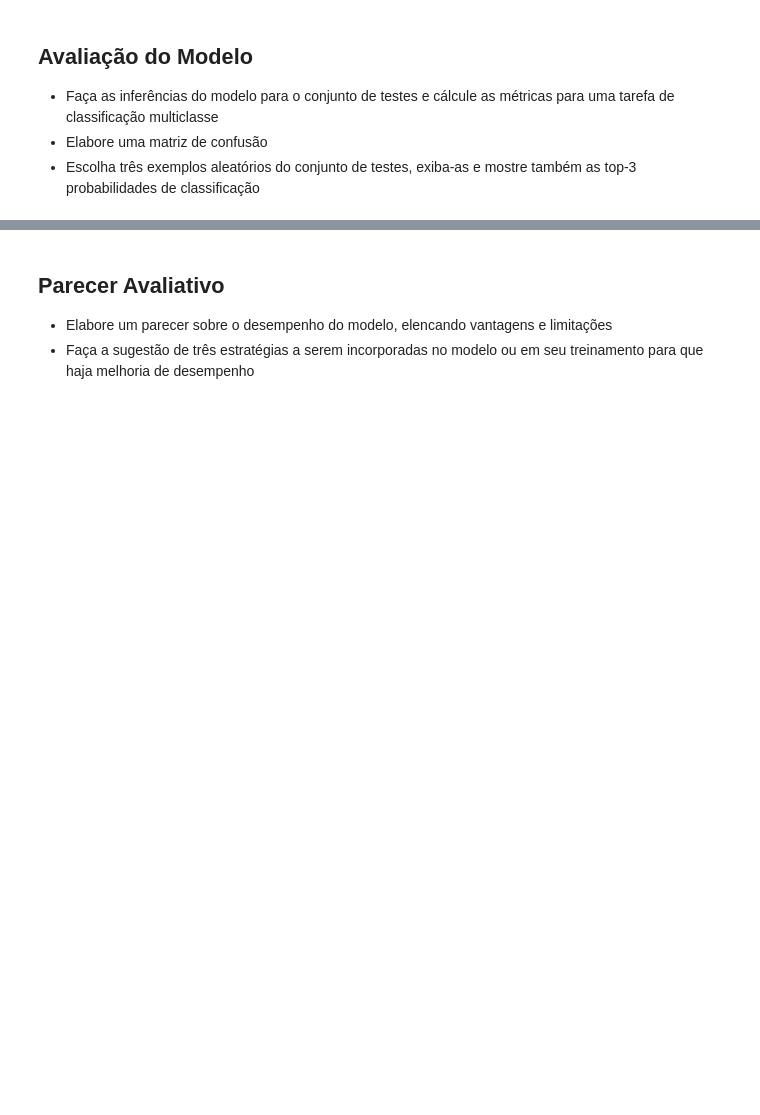
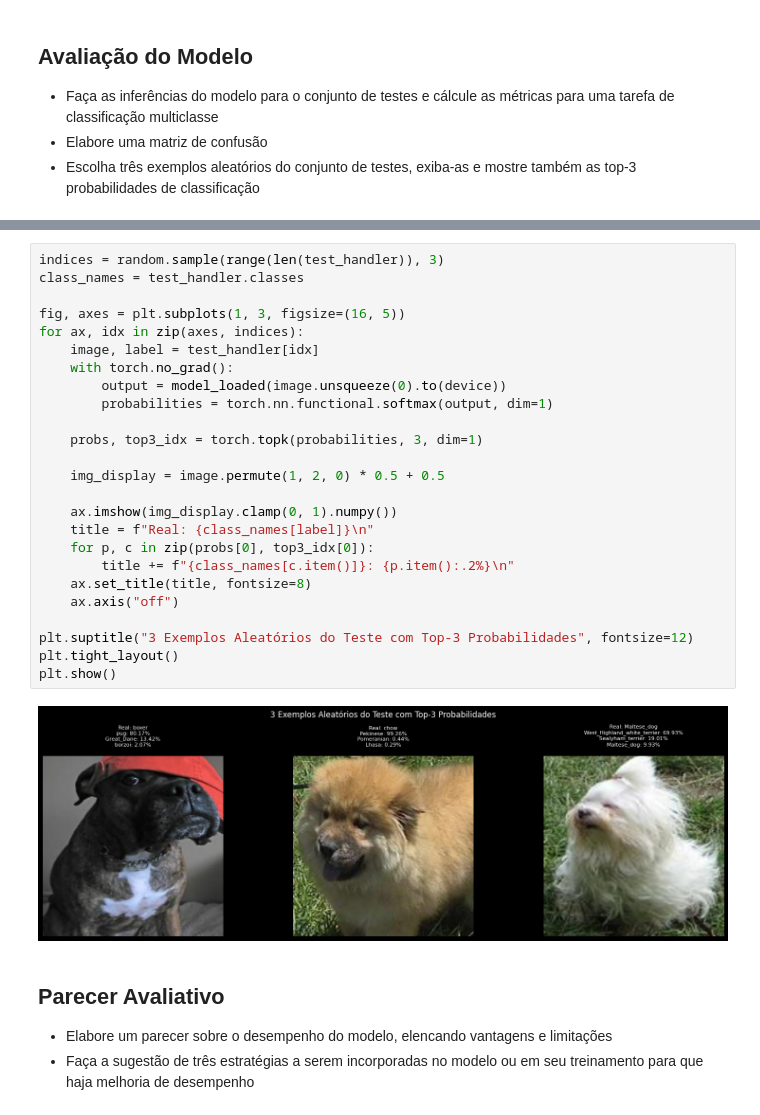
Before and after one commit to pedroituassu/topicos1-projeto3-cnn-alexnet, a Jupyter notebook: Topicos1-2026.1-Tarefa3.ipynb, the cells around one changed output, grey strips where cells are left out. Saved outputs shown, nothing was run; the diff lists cells and outputs as text; blank space fills up the shorter version.

Commit message:
seção de avaliação do modelo

```diff
--- a/Topicos1-2026.1-Tarefa3.ipynb
+++ b/Topicos1-2026.1-Tarefa3.ipynb
@@ -366,3 +383,30 @@ American_Staffordshire_terrier       0.00      0.00      0.00        64
+# %%
+indices = random.sample(range(len(test_handler)), 3)
+class_names = test_handler.classes
+
+fig, axes = plt.subplots(1, 3, figsize=(16, 5))
+for ax, idx in zip(axes, indices):
+    image, label = test_handler[idx]
+    with torch.no_grad():
+        output = model_loaded(image.unsqueeze(0).to(device))
+        probabilities = torch.nn.functional.softmax(output, dim=1)
+
+    probs, top3_idx = torch.topk(probabilities, 3, dim=1)
+
+    img_display = image.permute(1, 2, 0) * 0.5 + 0.5
+
+    ax.imshow(img_display.clamp(0, 1).numpy())
+    title = f"Real: {class_names[label]}\n"
+    for p, c in zip(probs[0], top3_idx[0]):
+        title += f"{class_names[c.item()]}: {p.item():.2%}\n"
+    ax.set_title(title, fontsize=8)
+    ax.axis("off")
+
+plt.suptitle("3 Exemplos Aleatórios do Teste com Top-3 Probabilidades", fontsize=12)
+plt.tight_layout()
+plt.show()
+# %% [output]
+[figure, added]
 # %% [markdown]
 ## Parecer Avaliativo
 
```
Also changed, not shown: parts of 4 cells of this notebook.
